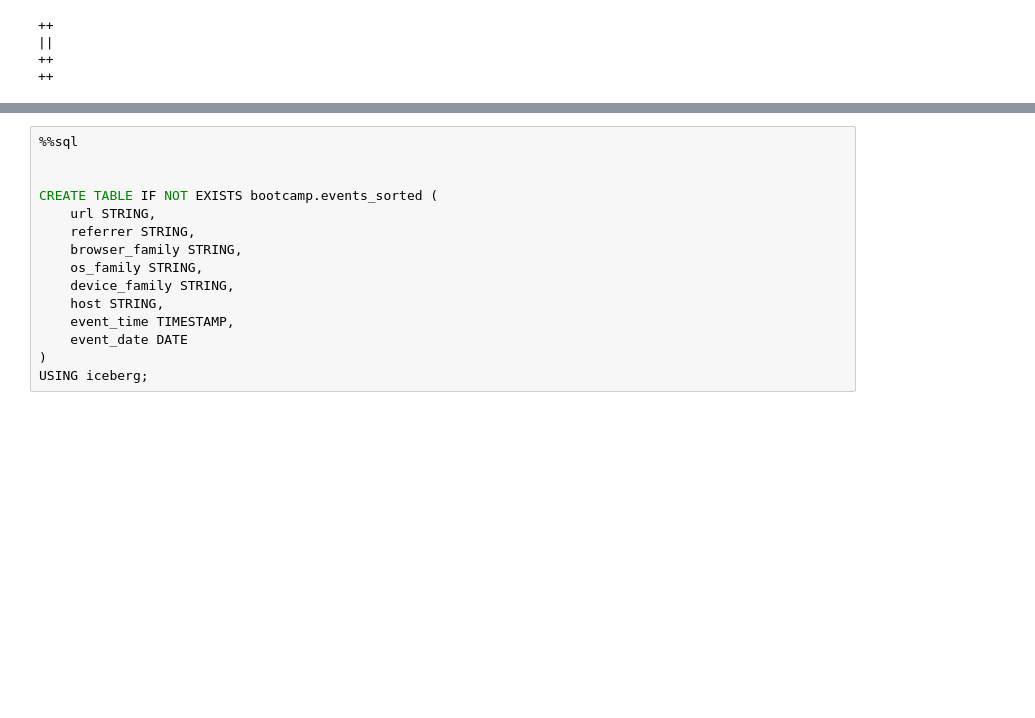
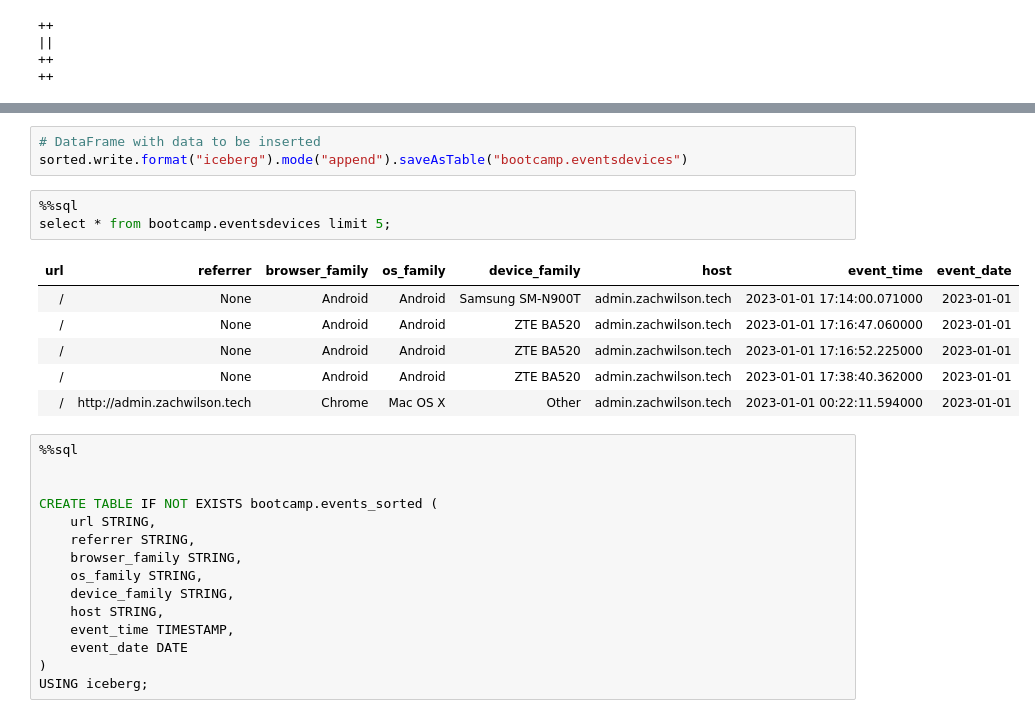
Before and after one commit to DoDat-12/zach_bootcamp, a Jupyter notebook: notes/week_03/notebooks/event_data_pyspark.ipynb, the cells around one changed output, grey strips where cells are left out. Cells and saved outputs as stored; diff of their text form; blank space fills up the shorter version.

```diff
--- a/notes/week_03/notebooks/event_data_pyspark.ipynb
+++ b/notes/week_03/notebooks/event_data_pyspark.ipynb
@@ -76,6 +179,19 @@ PARTITIONED BY (years(event_date));
 ||
 ++
 ++
+# %%
+# DataFrame with data to be inserted
+sorted.write.format("iceberg").mode("append").saveAsTable("bootcamp.eventsdevices")
+# %%
+%%sql
+select * from bootcamp.eventsdevices limit 5;
+# %% [output]
+| url | referrer | browser_family | os_family | device_family | host | event_time | event_date |
+| / | None | Android | Android | Samsung SM-N900T | admin.zachwilson.tech | 2023-01-01 17:14:00.071000 | 2023-01-01 |
+| / | None | Android | Android | ZTE BA520 | admin.zachwilson.tech | 2023-01-01 17:16:47.060000 | 2023-01-01 |
+| / | None | Android | Android | ZTE BA520 | admin.zachwilson.tech | 2023-01-01 17:16:52.225000 | 2023-01-01 |
+| / | None | Android | Android | ZTE BA520 | admin.zachwilson.tech | 2023-01-01 17:38:40.362000 | 2023-01-01 |
+| / | http://admin.zachwilson.tech | Chrome | Mac OS X | Other | admin.zachwilson.tech | 2023-01-01 00:22:11.594000 | 2023-01-01 |
 # %%
 %%sql
 
```
Also changed, not shown: parts of 12 cells of this notebook, 1 other file.
